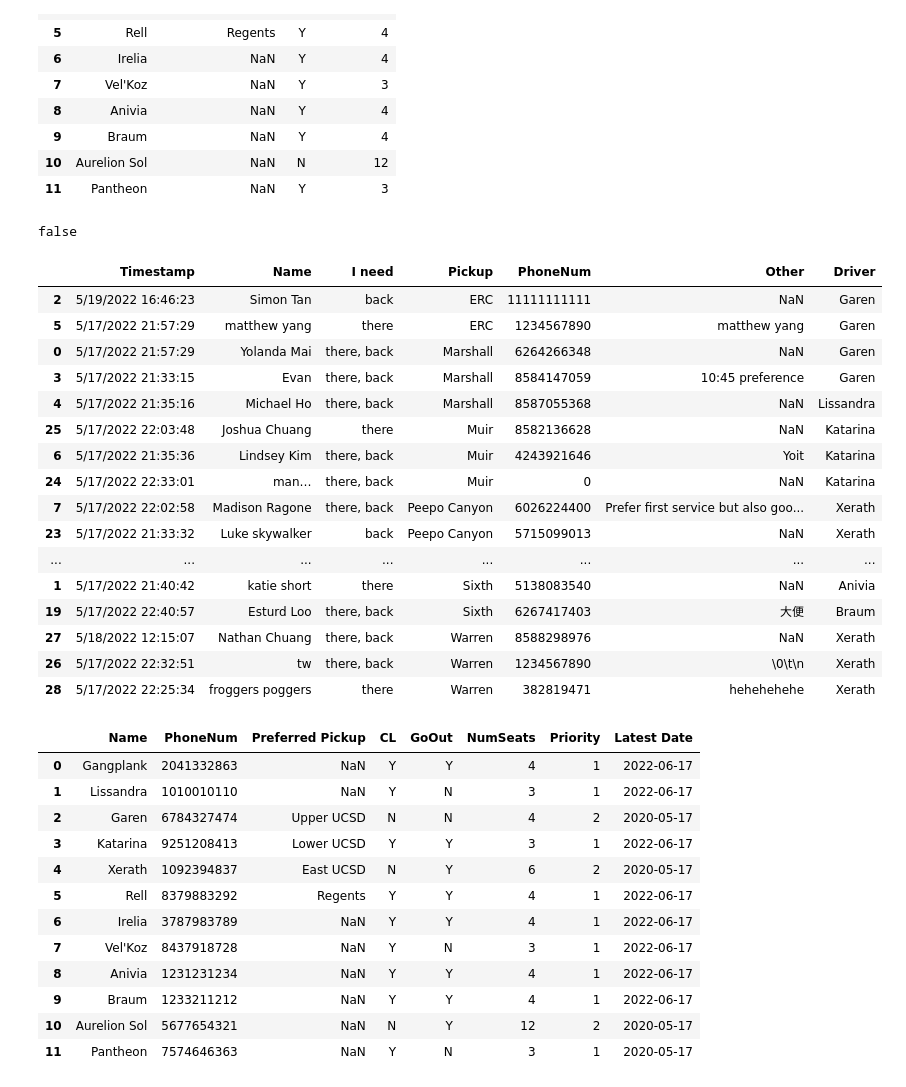
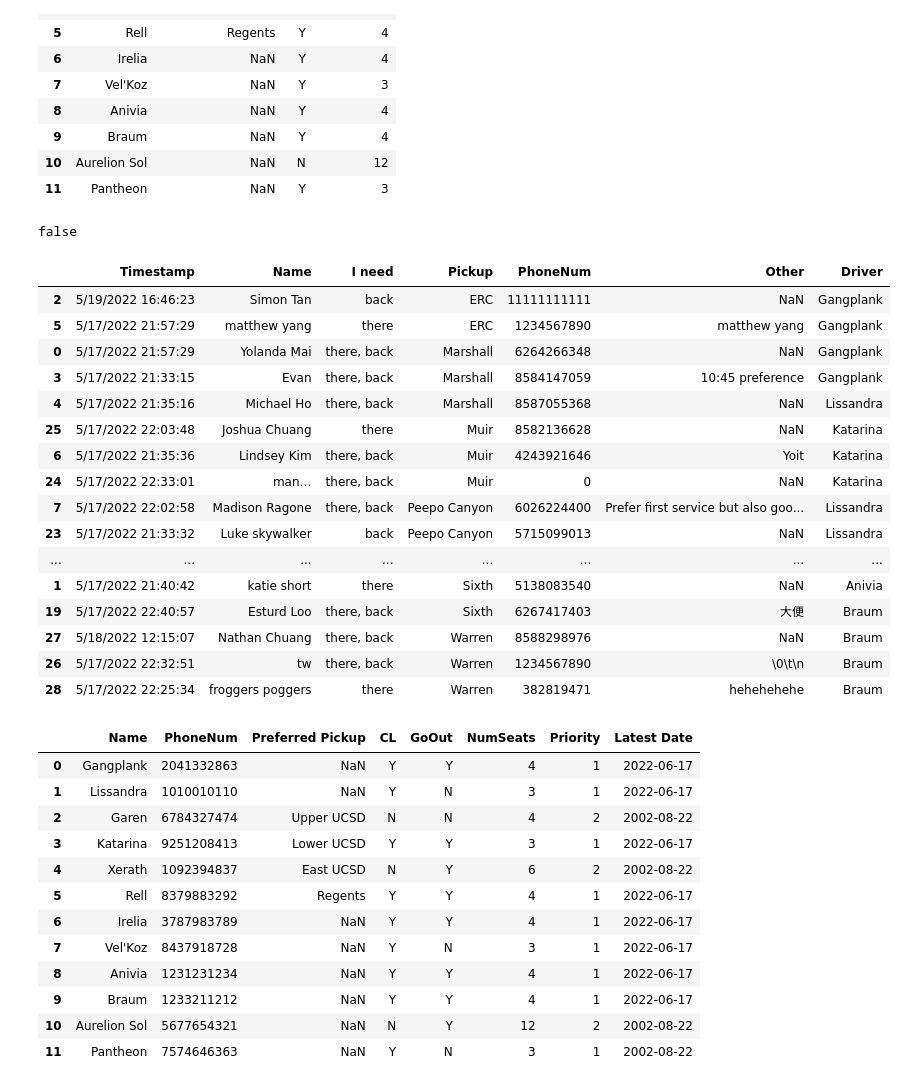
Before and after one commit to mYang25/CollegeLife-Rides-App, a Jupyter notebook: EwDataScience.ipynb, the cells around one changed output. Drawn from its saved outputs; the diff is of its cells as text; code cells hidden in the pictures.

```diff
--- a/EwDataScience.ipynb
+++ b/EwDataScience.ipynb
@@ -47,10 +47,11 @@ df
 | 10 | Aurelion Sol | 5677654321 | NaN | N | Y | 12 | 0 | 0 |
 | 11 | Pantheon | 7574646363 | NaN | Y | N | 3 | 0 | 0 |
 # %%
+import datetime
 from datetime import date
 
 for driver_index, driver in df.iterrows():
-    df.at[driver_index, 'Latest Date'] = datetime.date(1965, 8, 22)
+    df.at[driver_index, 'Latest Date'] = datetime.date(2002, 8, 22)
     if (driver['CL'] == 'Y'):
         df.at[driver_index, 'Priority'] = 1
     elif (driver['CL'] == 'N'):
@@ -117,65 +118,67 @@ for rider_index, rider in rf.iterrows():
             df_copy.at[driver_index, 'NumSeats'] -= 1
             df.at[driver_index, 'Latest Date'] = date.today()
             numRiders-=1
             break
 
 #Assign CL drivers without a preference
 for rider_index, rider in rf.iterrows():
     for driver_index, driver in df_copy.iterrows():
         if (df.at[driver_index, 'Priority'] == 1) and (rf.at[rider_index, 'Driver'] == 0) and (driver['NumSeats'] > 0):
             rf.at[rider_index, 'Driver'] = driver['Name']
             df_copy.at[driver_index, 'NumSeats'] -= 1
             df.at[driver_index, 'Latest Date'] = date.today()
             numRiders-=1
             break
 
 #Check if all riders have a driver
 for rider_index, rider in rf.iterrows():
     if(rf.at[rider_index, 'Driver'] == 0):
         needRide = 'true'
 
 #Assign Non-CL drivers with a preference
-for rider_index, rider in rf.iterrows():
-    for driver_index, driver in df_copy.iterrows():
-        if (df.at[driver_index, 'Priority'] == 2) and (driver['NumSeats'] > 0) and not (driver['Preferred Pickup'] is np.NaN) and (rider['Pickup'] in sections[driver['Preferred Pickup']]):
-            rf.at[rider_index, 'Driver'] = driver['Name']
-            df_copy.at[driver_index, 'NumSeats'] -= 1
-            df.at[driver_index, 'Latest Date'] = date.today()
-            numRiders-=1
-            break
+if(needRide == 'true'):
+    for rider_index, rider in rf.iterrows():
+        for driver_index, driver in df_copy.iterrows():
+            if (df.at[driver_index, 'Priority'] == 2) and (driver['NumSeats'] > 0) and not (driver['Preferred Pickup'] is np.NaN) and (rider['Pickup'] in sections[driver['Preferred Pickup']]):
+                rf.at[rider_index, 'Driver'] = driver['Name']
+                df_copy.at[driver_index, 'NumSeats'] -= 1
+                df.at[driver_index, 'Latest Date'] = date.today()
+                numRiders-=1
+                break
 
 #Assign CL drivers without a preference
-for rider_index, rider in rf.iterrows():
-    for driver_index, driver in df_copy.iterrows():
-        if (df.at[driver_index, 'Priority'] == 2) and (rf.at[rider_index, 'Driver'] == 0) and (driver['NumSeats'] > 0):
-            rf.at[rider_index, 'Driver'] = driver['Name']
-            df_copy.at[driver_index, 'NumSeats'] -= 1
-            df.at[driver_index, 'Latest Date'] = date.today()
-            numRiders-=1
-            break
+if(needRide == 'true'):
+    for rider_index, rider in rf.iterrows():
+        for driver_index, driver in df_copy.iterrows():
+            if (df.at[driver_index, 'Priority'] == 2) and (rf.at[rider_index, 'Driver'] == 0) and (driver['NumSeats'] > 0):
+                rf.at[rider_index, 'Driver'] = driver['Name']
+                df_copy.at[driver_index, 'NumSeats'] -= 1
+                df.at[driver_index, 'Latest Date'] = date.today()
+                numRiders-=1
+                break
 
 print (needRide)
 
 rf
 # %% [output]
 false
 |  | Timestamp | Name | I need | Pickup | PhoneNum | Other | Driver |
-| 2 | 5/19/2022 16:46:23 | Simon Tan | back | ERC | 11111111111 | NaN | Garen |
-| 5 | 5/17/2022 21:57:29 | matthew yang | there | ERC | 1234567890 | matthew yang | Garen |
-| 0 | 5/17/2022 21:57:29 | Yolanda Mai | there, back | Marshall | 6264266348 | NaN | Garen |
-| 3 | 5/17/2022 21:33:15 | Evan | there, back | Marshall | 8584147059 | 10:45 preference | Garen |
+| 2 | 5/19/2022 16:46:23 | Simon Tan | back | ERC | 11111111111 | NaN | Gangplank |
+| 5 | 5/17/2022 21:57:29 | matthew yang | there | ERC | 1234567890 | matthew yang | Gangplank |
+| 0 | 5/17/2022 21:57:29 | Yolanda Mai | there, back | Marshall | 6264266348 | NaN | Gangplank |
+| 3 | 5/17/2022 21:33:15 | Evan | there, back | Marshall | 8584147059 | 10:45 preference | Gangplank |
 | 4 | 5/17/2022 21:35:16 | Michael Ho | there, back | Marshall | 8587055368 | NaN | Lissandra |
 | 25 | 5/17/2022 22:03:48 | Joshua Chuang | there | Muir | 8582136628 | NaN | Katarina |
 | 6 | 5/17/2022 21:35:36 | Lindsey Kim | there, back | Muir | 4243921646 | Yoit | Katarina |
 | 24 | 5/17/2022 22:33:01 | man… | there, back | Muir | 0 | NaN | Katarina |
-| 7 | 5/17/2022 22:02:58 | Madison Ragone | there, back | Peepo Canyon | 6026224400 | Prefer first service but also goo... | Xerath |
-| 23 | 5/17/2022 21:33:32 | Luke skywalker | back | Peepo Canyon | 5715099013 | NaN | Xerath |
+| 7 | 5/17/2022 22:02:58 | Madison Ragone | there, back | Peepo Canyon | 6026224400 | Prefer first service but also goo... | Lissandra |
+| 23 | 5/17/2022 21:33:32 | Luke skywalker | back | Peepo Canyon | 5715099013 | NaN | Lissandra |
 | ... | ... | ... | ... | ... | ... | ... | ... |
 | 1 | 5/17/2022 21:40:42 | katie short | there | Sixth | 5138083540 | NaN | Anivia |
 | 19 | 5/17/2022 22:40:57 | Esturd Loo | there, back | Sixth | 6267417403 | 大便 | Braum |
-| 27 | 5/18/2022 12:15:07 | Nathan Chuang | there, back | Warren | 8588298976 | NaN | Xerath |
-| 26 | 5/17/2022 22:32:51 | tw | there, back | Warren | 1234567890 | \0\t\n | Xerath |
-| 28 | 5/17/2022 22:25:34 | froggers poggers | there | Warren | 382819471 | hehehehehe | Xerath |
+| 27 | 5/18/2022 12:15:07 | Nathan Chuang | there, back | Warren | 8588298976 | NaN | Braum |
+| 26 | 5/17/2022 22:32:51 | tw | there, back | Warren | 1234567890 | \0\t\n | Braum |
+| 28 | 5/17/2022 22:25:34 | froggers poggers | there | Warren | 382819471 | hehehehehe | Braum |
 # %%
 # Problems to solve:
 # 1. Driver queue (this needs to account for drivers being absent for a period of time)
@@ -188,13 +191,13 @@ df
 |  | Name | PhoneNum | Preferred Pickup | CL | GoOut | NumSeats | Priority | Latest Date |
 | 0 | Gangplank | 2041332863 | NaN | Y | Y | 4 | 1 | 2022-06-17 |
 | 1 | Lissandra | 1010010110 | NaN | Y | N | 3 | 1 | 2022-06-17 |
-| 2 | Garen | 6784327474 | Upper UCSD | N | N | 4 | 2 | 2020-05-17 |
+| 2 | Garen | 6784327474 | Upper UCSD | N | N | 4 | 2 | 2002-08-22 |
 | 3 | Katarina | 9251208413 | Lower UCSD | Y | Y | 3 | 1 | 2022-06-17 |
-| 4 | Xerath | 1092394837 | East UCSD | N | Y | 6 | 2 | 2020-05-17 |
+| 4 | Xerath | 1092394837 | East UCSD | N | Y | 6 | 2 | 2002-08-22 |
 | 5 | Rell | 8379883292 | Regents | Y | Y | 4 | 1 | 2022-06-17 |
 | 6 | Irelia | 3787983789 | NaN | Y | Y | 4 | 1 | 2022-06-17 |
 | 7 | Vel'Koz | 8437918728 | NaN | Y | N | 3 | 1 | 2022-06-17 |
 | 8 | Anivia | 1231231234 | NaN | Y | Y | 4 | 1 | 2022-06-17 |
 | 9 | Braum | 1233211212 | NaN | Y | Y | 4 | 1 | 2022-06-17 |
-| 10 | Aurelion Sol | 5677654321 | NaN | N | Y | 12 | 2 | 2020-05-17 |
-| 11 | Pantheon | 7574646363 | NaN | Y | N | 3 | 1 | 2020-05-17 |
+| 10 | Aurelion Sol | 5677654321 | NaN | N | Y | 12 | 2 | 2002-08-22 |
+| 11 | Pantheon | 7574646363 | NaN | Y | N | 3 | 1 | 2002-08-22 |
```
Also changed, not shown: parts of 1 cell of this notebook.
